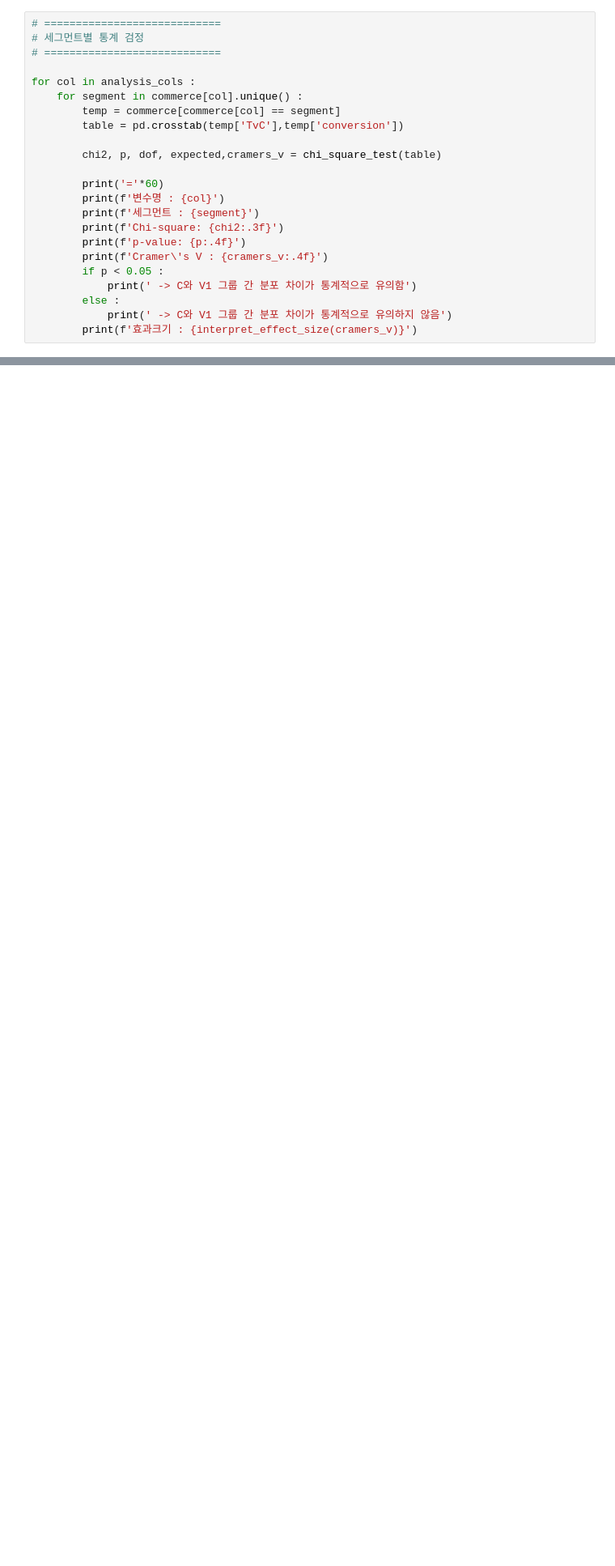
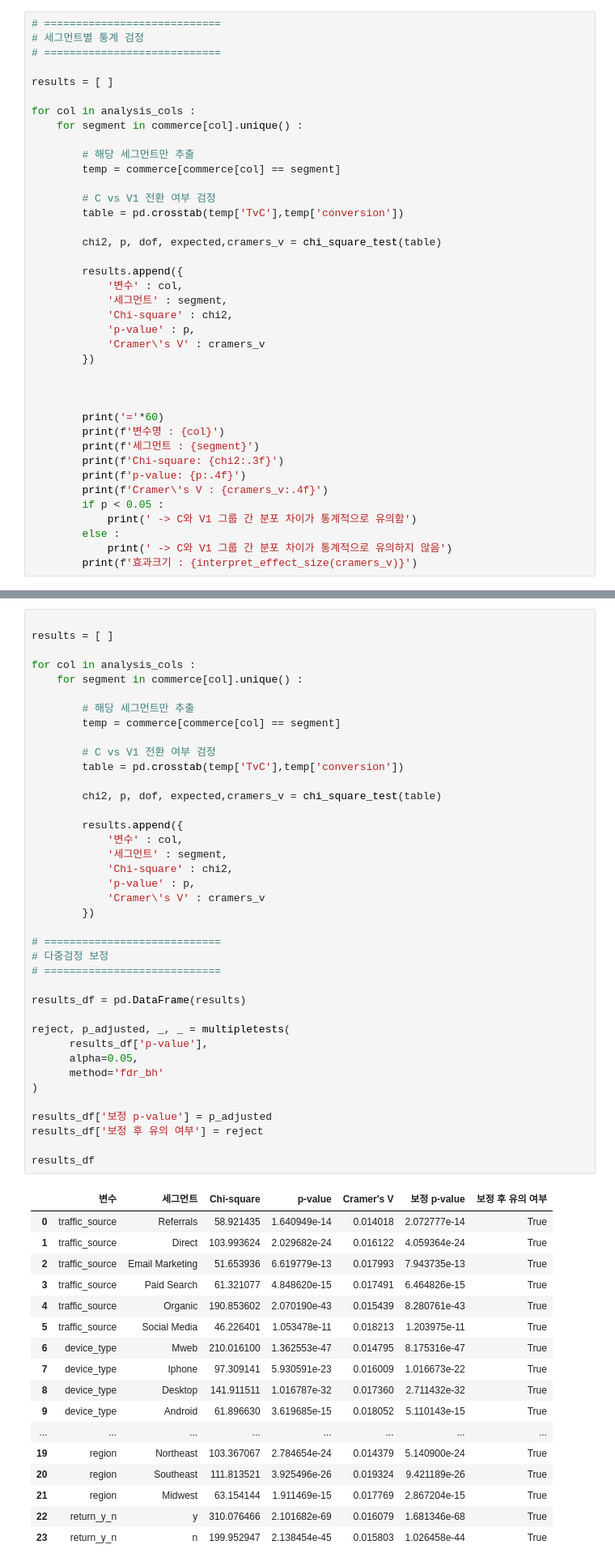
Before and after one commit to geungjungsu/My_Projects, a Jupyter notebook: Kaggle_ABtest/code/A_B_test(E_commerce).ipynb, the cells around one changed output, grey strips where cells are left out. Shown at 81% size. Saved outputs shown, nothing was run; the diff lists cells and outputs as text; blank space fills up the shorter version.

Commit message:
Update Kaggle AB test analysis

```diff
--- a/Kaggle_ABtest/code/A_B_test(E_commerce).ipynb
+++ b/Kaggle_ABtest/code/A_B_test(E_commerce).ipynb
@@ -711,12 +776,28 @@ y           10.01  10.99    0.99      9.85
 # 세그먼트별 통계 검정
 # ============================
 
+results = [ ]
+
 for col in analysis_cols :
     for segment in commerce[col].unique() :
+
+        # 해당 세그먼트만 추출
         temp = commerce[commerce[col] == segment]
+
+        # C vs V1 전환 여부 검정
         table = pd.crosstab(temp['TvC'],temp['conversion'])
 
         chi2, p, dof, expected,cramers_v = chi_square_test(table)
+
+        results.append({
+            '변수' : col,
+            '세그먼트' : segment,
+            'Chi-square' : chi2,
+            'p-value' : p,
+            'Cramer\'s V' : cramers_v
+        })
+
+
 
         print('='*60)
         print(f'변수명 : {col}')
@@ -747,6 +828,63 @@ p-value: 0.0000
 Cramer's V : 0.0158
  -> C와 V1 그룹 간 분포 차이가 통계적으로 유의함
 효과크기 : 매우 작음
+# %%
+
+results = [ ]
+
+for col in analysis_cols :
+    for segment in commerce[col].unique() :
+
+        # 해당 세그먼트만 추출
+        temp = commerce[commerce[col] == segment]
+
+        # C vs V1 전환 여부 검정
+        table = pd.crosstab(temp['TvC'],temp['conversion'])
+
+        chi2, p, dof, expected,cramers_v = chi_square_test(table)
+
+        results.append({
+            '변수' : col,
+            '세그먼트' : segment,
+            'Chi-square' : chi2,
+            'p-value' : p,
+            'Cramer\'s V' : cramers_v
+        })
+
+# ============================
+# 다중검정 보정
+# ============================
+
+results_df = pd.DataFrame(results)
+
+reject, p_adjusted, _, _ = multipletests(
+      results_df['p-value'],
+      alpha=0.05,
+      method='fdr_bh'
+)
+
+results_df['보정 p-value'] = p_adjusted
+results_df['보정 후 유의 여부'] = reject
+
+results_df
+# %% [output]
+|  | 변수 | 세그먼트 | Chi-square | p-value | Cramer's V | 보정 p-value | 보정 후 유의 여부 |
+| 0 | traffic_source | Referrals | 58.921435 | 1.640949e-14 | 0.014018 | 2.072777e-14 | True |
+| 1 | traffic_source | Direct | 103.993624 | 2.029682e-24 | 0.016122 | 4.059364e-24 | True |
+| 2 | traffic_source | Email Marketing | 51.653936 | 6.619779e-13 | 0.017993 | 7.943735e-13 | True |
+| 3 | traffic_source | Paid Search | 61.321077 | 4.848620e-15 | 0.017491 | 6.464826e-15 | True |
+| 4 | traffic_source | Organic | 190.853602 | 2.070190e-43 | 0.015439 | 8.280761e-43 | True |
+| 5 | traffic_source | Social Media | 46.226401 | 1.053478e-11 | 0.018213 | 1.203975e-11 | True |
+| 6 | device_type | Mweb | 210.016100 | 1.362553e-47 | 0.014795 | 8.175316e-47 | True |
+| 7 | device_type | Iphone | 97.309141 | 5.930591e-23 | 0.016009 | 1.016673e-22 | True |
+| 8 | device_type | Desktop | 141.911511 | 1.016787e-32 | 0.017360 | 2.711432e-32 | True |
+| 9 | device_type | Android | 61.896630 | 3.619685e-15 | 0.018052 | 5.110143e-15 | True |
+| ... | ... | ... | ... | ... | ... | ... | ... |
+| 19 | region | Northeast | 103.367067 | 2.784654e-24 | 0.014379 | 5.140900e-24 | True |
+| 20 | region | Southeast | 111.813521 | 3.925496e-26 | 0.019324 | 9.421189e-26 | True |
+| 21 | region | Midwest | 63.154144 | 1.911469e-15 | 0.017769 | 2.867204e-15 | True |
+| 22 | return_y_n | y | 310.076466 | 2.101682e-69 | 0.016079 | 1.681346e-68 | True |
+| 23 | return_y_n | n | 199.952947 | 2.138454e-45 | 0.015803 | 1.026458e-44 | True |
 # %% [markdown]
 #### 결과 : 변수별 A/B 테스트
 # %% [markdown]
```
Also changed, not shown: parts of 10 cells of this notebook.
